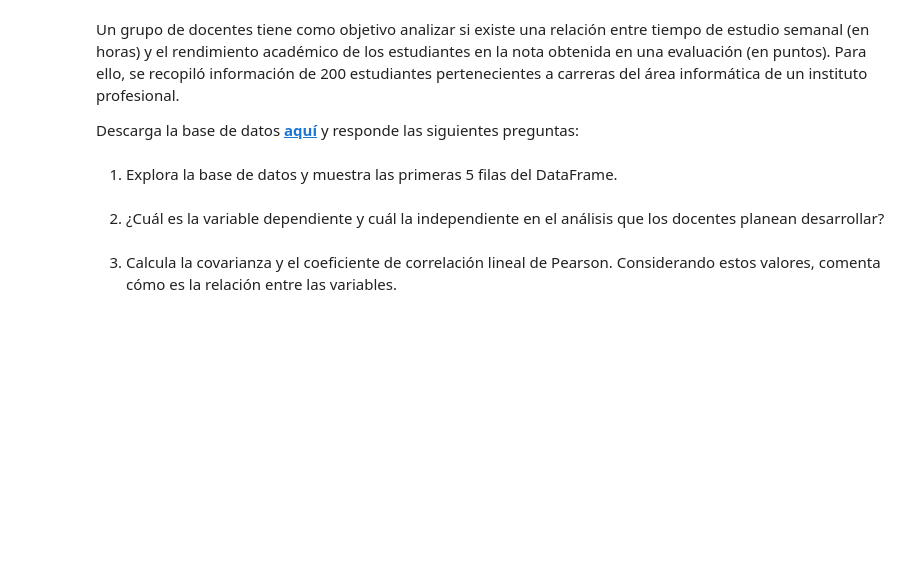
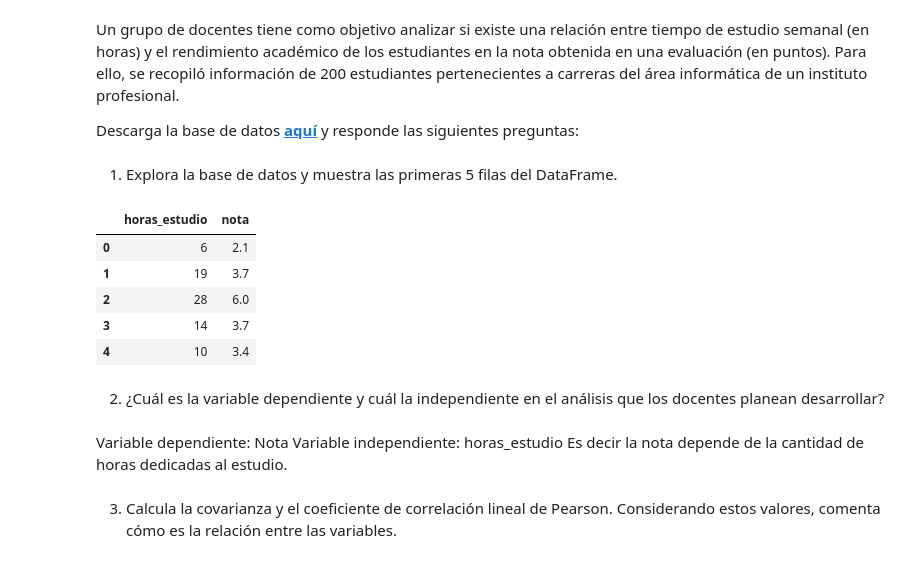
Before and after one commit to Jeanrenel92/labs-estadistica-desc, a Jupyter notebook: SEM2/L6/Laboratorio 6_Modelos de Regresión Lineal.ipynb, the cells around one changed output. Drawn from its saved outputs; the diff is of its cells as text; code cells hidden in the pictures; blank space fills up the shorter version.

```diff
--- a/SEM2/L6/Laboratorio 6_Modelos de Regresión Lineal.ipynb
+++ b/SEM2/L6/Laboratorio 6_Modelos de Regresión Lineal.ipynb
@@ -135,7 +133,21 @@ Descarga la base de datos **<a href="https://drive.google.com/uc?export=download
 ">aquí</a>** y responde las siguientes preguntas:
 # %% [markdown]
 1. Explora la base de datos y muestra las primeras 5 filas del DataFrame.
+# %%
+df2 = pd.read_csv('Base6_2.csv')
+df2.head(5)
+# %% [output]
+|  | horas_estudio | nota |
+| 0 | 6 | 2.1 |
+| 1 | 19 | 3.7 |
+| 2 | 28 | 6.0 |
+| 3 | 14 | 3.7 |
+| 4 | 10 | 3.4 |
 # %% [markdown]
 2. ¿Cuál es la variable dependiente y cuál la independiente en el análisis que los docentes planean desarrollar?
+# %% [markdown]
+Variable dependiente: Nota
+Variable independiente: horas_estudio
+Es decir la nota depende de la cantidad de horas dedicadas al estudio.
 # %% [markdown]
 3. Calcula la covarianza y el coeficiente de correlación lineal de Pearson. Considerando estos valores, comenta cómo es la relación entre las variables.
```
Also changed, not shown: parts of 7 cells of this notebook, 2 other files.
